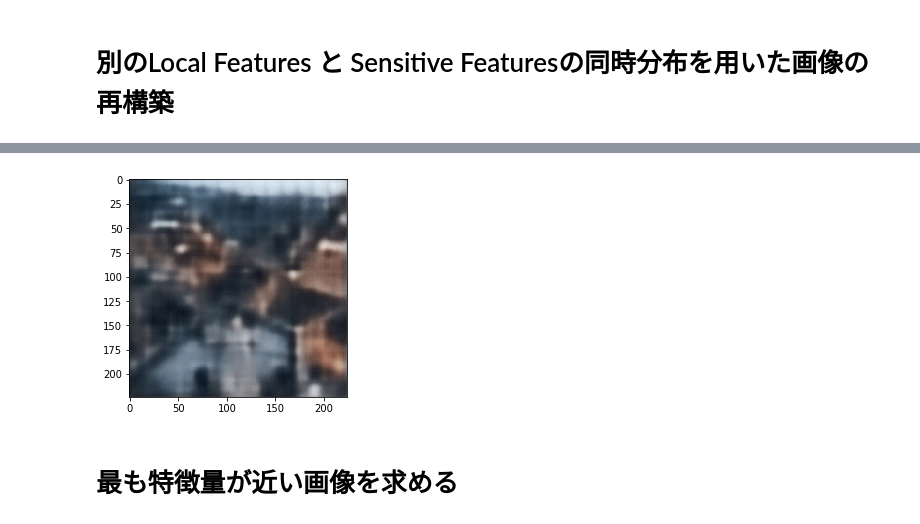
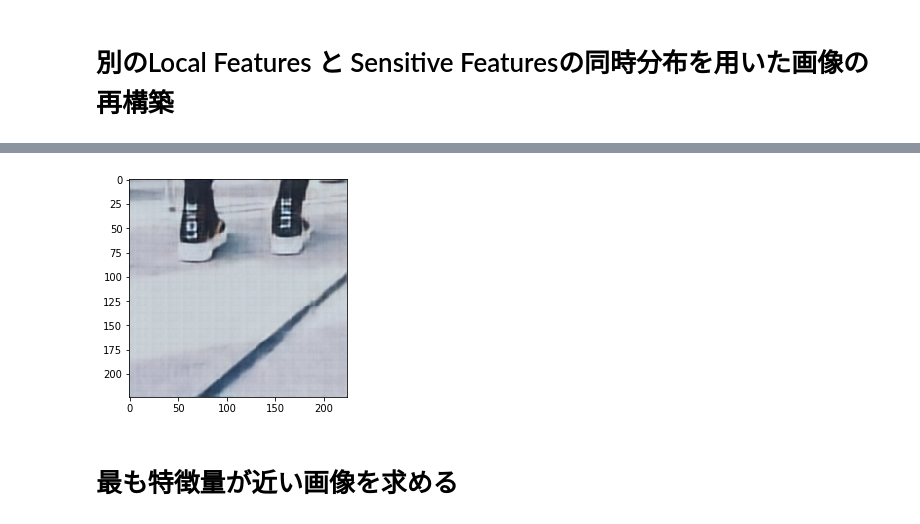
Before and after one commit to yamad07/learning-sensitive-representations, a Jupyter notebook: ablation.ipynb, the cells around one changed output, grey strips where cells are left out. Saved outputs shown, nothing was run; the diff lists cells and outputs as text; code cells hidden in the pictures.

```diff
--- a/ablation.ipynb
+++ b/ablation.ipynb
@@ -7,9 +8,9 @@ sensitive_encoder = SensitiveEncoder().to(torch.device("cuda:0")).eval()
 local_encoder = LocalEncoder().to(torch.device("cuda:0")).eval()
 decoder = Decoder().to(torch.device("cuda:0")).eval()
 
-sensitive_encoder.load_state_dict(torch.load("weights/Epoch_7_sensitive_encoder.pth"))
-local_encoder.load_state_dict(torch.load("weights/Epoch_7_local_encoder.pth"))
-decoder.load_state_dict(torch.load("weights/Epoch_7_decoder.pth"))
+sensitive_encoder.load_state_dict(torch.load("weights/Epoch_81_sensitive_encoder.pth"))
+local_encoder.load_state_dict(torch.load("weights/Epoch_81_local_encoder.pth"))
+decoder.load_state_dict(torch.load("weights/Epoch_81_decoder.pth"))
 # %% [markdown]
 # 画像の再構築の可視化
 # %%
@@ -17,7 +18,7 @@ from skimage import io
 import matplotlib.pyplot as plt
 %matplotlib inline
 
-image = io.imread("./visualmemories_/30086045_221640138418100_675357158887391232_n.jpg")
+image = io.imread("./images/visualmemories_/30086045_221640138418100_675357158887391232_n.jpg")
 io.imshow(image)
 # %% [output]
 <matplotlib.image.AxesImage at 0x...>
@@ -60,7 +61,7 @@ show(vutils.make_grid(decode_image, normalize=True).cpu().detach())
 # %% [markdown]
 # 別のLocal Features と Sensitive Featuresの同時分布を用いた画像の再構築
 # %%
-another_image = io.imread("./rkrkrk/20180606_1983227291694859_8189856932383686656_n.jpg")
+another_image = io.imread("./images/rkrkrk/10254250_238913439642479_1143102343_n.jpg")
 io.imshow(another_image)
 # %% [output]
 <matplotlib.image.AxesImage at 0x...>
@@ -84,12 +85,12 @@ show(vutils.make_grid(decode_image, normalize=True).cpu().detach())
 # %%
-joint_features = torch.mul(
+joint_features = ada_in(
         local_another_features,
         sensitive_features)
 
 decode_image = decoder(joint_features)
 show(vutils.make_grid(decode_image, normalize=True).cpu().detach())
 # %% [output]
-[figure, old version]
+[figure, new version]
 # %% [markdown]
 # 最も特徴量が近い画像を求める
 # %%
```
Also changed, not shown: parts of 6 cells of this notebook, 2 other files.
